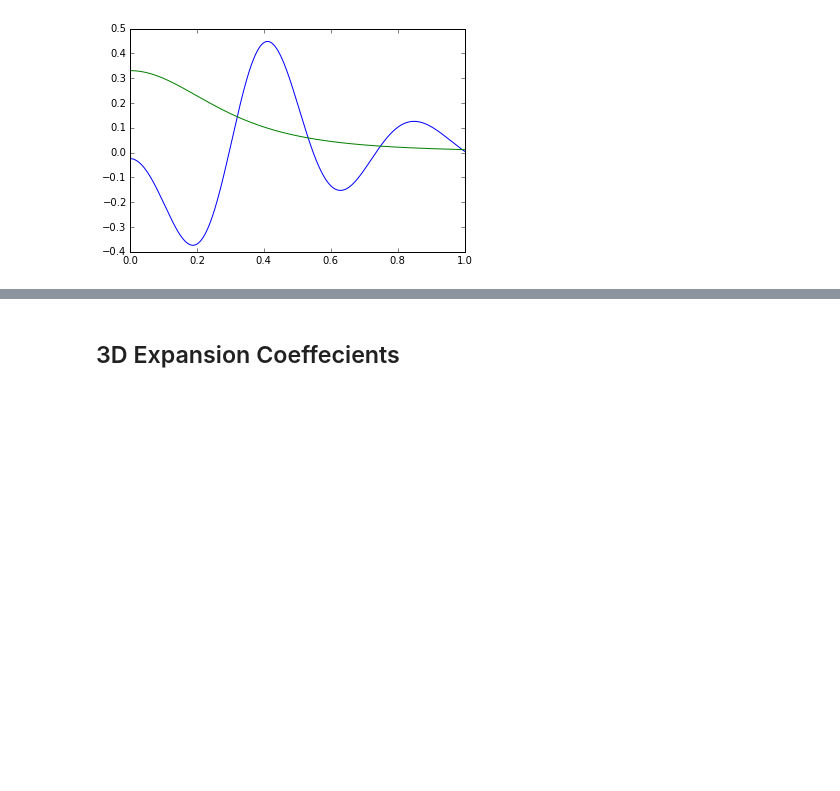
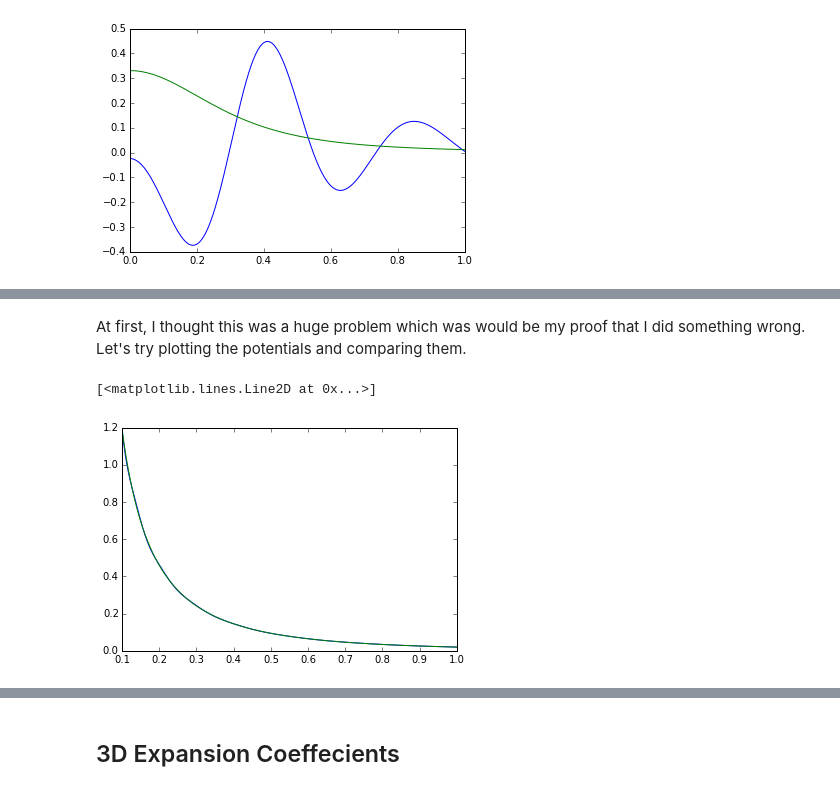
Before and after one commit to SeaifanAladdin/galpy-notebook, a Jupyter notebook: galpy/SCFPotential.ipynb, the cells around one changed output, grey strips where cells are left out. Saved outputs shown, nothing was run; the diff lists cells and outputs as text; code cells hidden in the pictures; blank space fills up the shorter version.

```diff
--- a/galpy/SCFPotential.ipynb
+++ b/galpy/SCFPotential.ipynb
@@ -258,0 +299,10 @@ plt.plot(z, FlattenedPowerDensity(nu.ones((1000))*.5, z, 0))
+# %% [markdown]
+At first, I thought this was a huge problem which was would be my proof that I did something wrong. Let's try plotting the potentials and comparing them.
+# %%
+scf = SCFPotential(1., Acos, Asin, 1)
+R = nu.linspace(.1,1,1000)
+plt.plot(R, calculateSCFDensity(scf, R, 0., 0))
+plt.plot(R, axi_density1(R, 0., 0))
+# %% [output]
+[<matplotlib.lines.Line2D at 0x...>]
+[figure, added]
```
Also changed, not shown: parts of 10 cells of this notebook.
